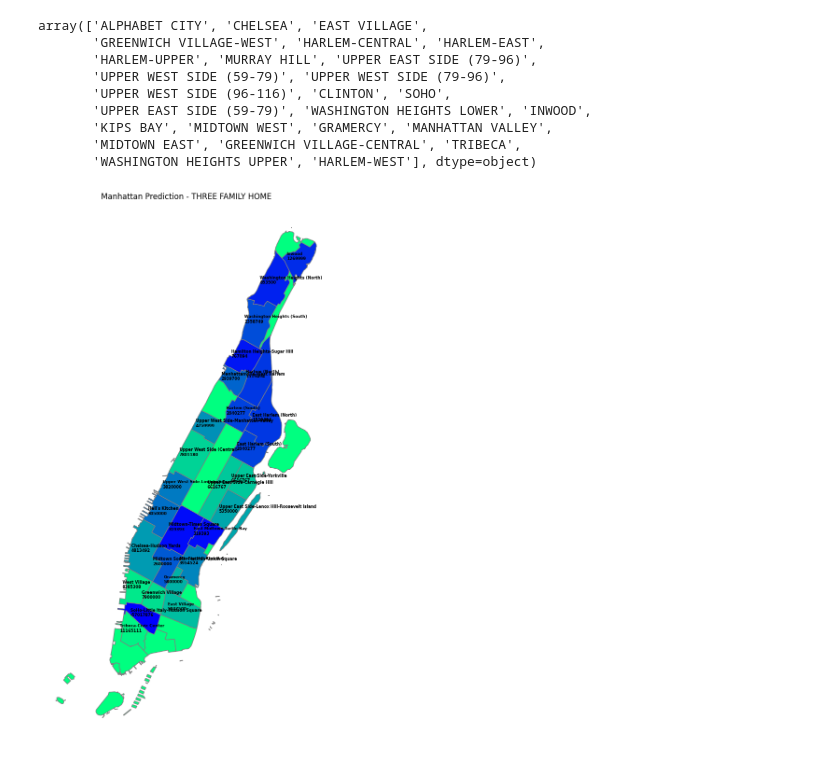
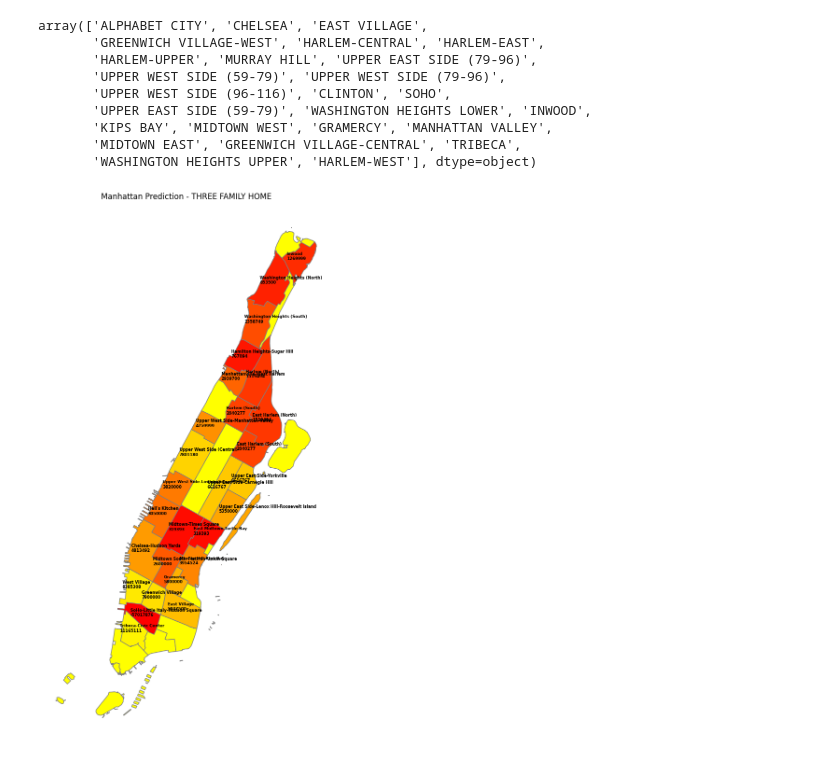
Before and after one commit to dongaCS/prediction-model-nyc, a Jupyter notebook: manhattan/manhattan_three.ipynb, the cells around one changed output. Drawn from its saved outputs; the diff is of its cells as text; code cells hidden in the pictures.

```diff
--- a/manhattan/manhattan_three.ipynb
+++ b/manhattan/manhattan_three.ipynb
@@ -10,12 +10,12 @@ df = pd.read_csv("../CSV/2010-2021.csv")
 groupby_borough = df.groupby(['BOROUGH'])
 
 # creates a copy of specified entry within the column group
-manhattan = groupby_borough.get_group(('MANHATTAN',)).copy()
-manhattan.drop('LOWEST SALE PRICE', axis=1, inplace=True)
-manhattan.drop('HIGHEST SALE PRICE', axis=1, inplace=True)
+borough = groupby_borough.get_group(('MANHATTAN',)).copy()
+borough.drop('LOWEST SALE PRICE', axis=1, inplace=True)
+borough.drop('HIGHEST SALE PRICE', axis=1, inplace=True)
 
 # group further by home type
-groupby_home = manhattan.groupby(['TYPE OF HOME'])
+groupby_home = borough.groupby(['TYPE OF HOME'])
 three = groupby_home.get_group(('03 THREE FAMILY HOMES',)).copy()
 
 # set up to do regession
@@ -42,7 +42,7 @@ for h in hood_names_three:
         y_pred = model.predict(X_test)
         dic_three[h] = y_pred[0]
 
-# map of manhattan neighborhood
+# map of borough neighborhood
 shape = gpd.read_file("../nynta2020_24b/nynta2020.shp")
 
 # removes all borough that isn't Manhattan
@@ -107,30 +107,30 @@ hood_matches_three = {
 # %%
 import matplotlib.pyplot as plt
 
 shape['sales'] = "-"
 
 # adding sales data to overall df
 for i, row in shape.iterrows():
     holder = hood_matches_three[row['NTAName']]
     if holder:
         if isinstance(holder, list):
             sum = 0
             for e in holder:
                 sum += dic_three[e]
             shape.at[i, 'sales'] = int(sum/len(holder))
         else:
             shape.at[i, 'sales'] = int(dic_three[holder])
 
-shape_map = shape.plot(column='sales', k=8, cmap='winter', figsize=(30,15), linewidth=1, edgecolor='0.5')
+shape_map = shape.plot(column='sales', k=8, cmap='autumn', figsize=(30,15), linewidth=1, edgecolor='0.5')
 
 for i, row in shape.iterrows():
     x = row['geometry'].centroid.x
     y = row['geometry'].centroid.y
     if row['sales'] != "-" :
         label = row['NTAName'] + "\n" + str(row['sales'])
         shape_map.annotate(label, xy=(x, y), xytext=(-20, 0), color="black", textcoords="offset points", fontsize=6, weight="bold")
 
 shape_map.set(title="Manhattan Prediction - THREE FAMILY HOME")
 shape_map.set_axis_off()
 # %% [output]
-[figure, old version]
+[figure, new version]
```
Also changed, not shown: parts of 1 cell of this notebook, 1 other file.
